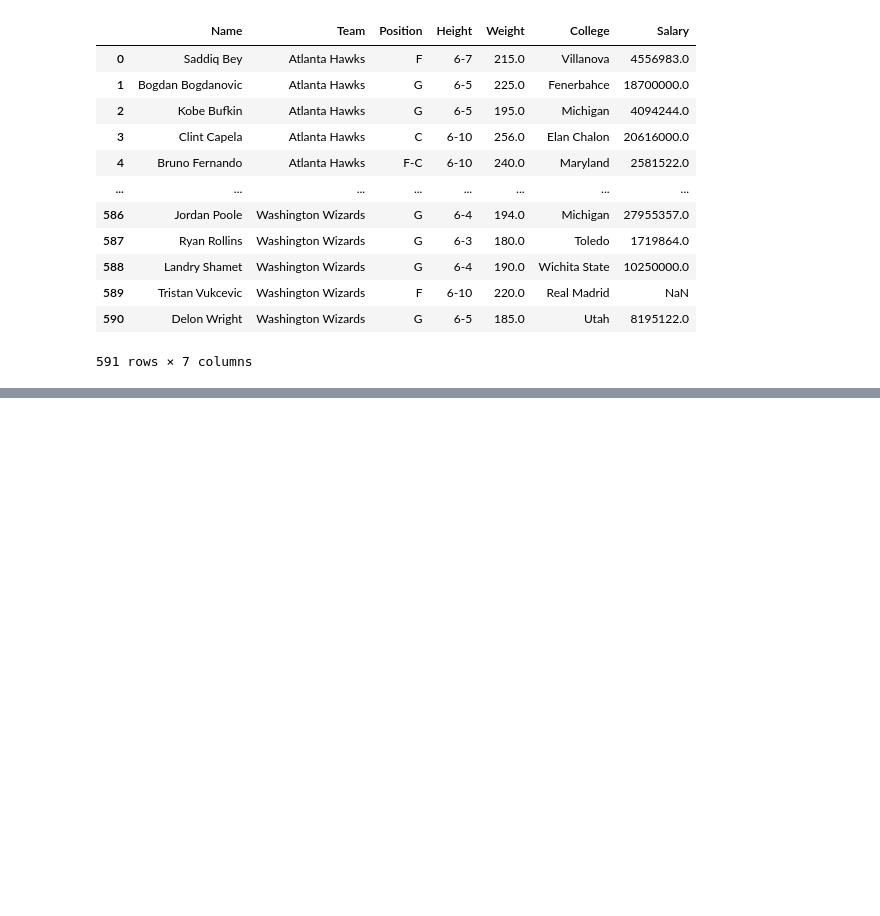
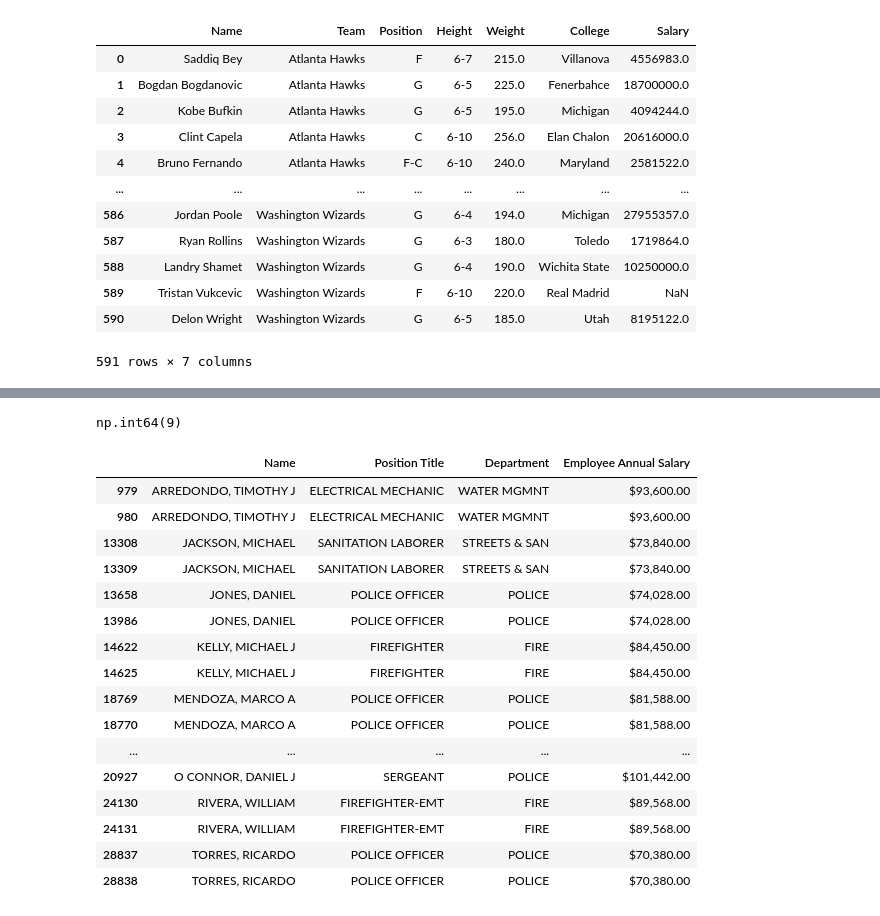
Before and after one commit to sthasarita/Pandas, a Jupyter notebook: Untitled2.ipynb, the cells around one changed output, grey strips where cells are left out. Cells and saved outputs as stored; diff of their text form; code cells hidden in the pictures; blank space fills up the shorter version.

```diff
--- a/Untitled2.ipynb
+++ b/Untitled2.ipynb
@@ -308,0 +311,2 @@ v
+# %%
+ch = pd.read_csv("chicago.csv")
@@ -308,0 +322,2 @@ v
+# %%
+ch = ch.dropna(how ="all")
@@ -308,0 +346,24 @@ v
+# %%
+ch.duplicated().sum()
+# %% [output]
+np.int64(9)
+# %%
+ch[ch.duplicated(keep = False)]
+# %% [output]
+|  | Name | Position Title | Department | Employee Annual Salary |
+| 979 | ARREDONDO, TIMOTHY J | ELECTRICAL MECHANIC | WATER MGMNT | $93,600.00 |
+| 980 | ARREDONDO, TIMOTHY J | ELECTRICAL MECHANIC | WATER MGMNT | $93,600.00 |
+| 13308 | JACKSON, MICHAEL | SANITATION LABORER | STREETS & SAN | $73,840.00 |
+| 13309 | JACKSON, MICHAEL | SANITATION LABORER | STREETS & SAN | $73,840.00 |
+| 13658 | JONES, DANIEL | POLICE OFFICER | POLICE | $74,028.00 |
+| 13986 | JONES, DANIEL | POLICE OFFICER | POLICE | $74,028.00 |
+| 14622 | KELLY, MICHAEL J | FIREFIGHTER | FIRE | $84,450.00 |
+| 14625 | KELLY, MICHAEL J | FIREFIGHTER | FIRE | $84,450.00 |
+| 18769 | MENDOZA, MARCO A | POLICE OFFICER | POLICE | $81,588.00 |
+| 18770 | MENDOZA, MARCO A | POLICE OFFICER | POLICE | $81,588.00 |
+| ... | ... | ... | ... | ... |
+| 20927 | O CONNOR, DANIEL J | SERGEANT | POLICE | $101,442.00 |
+| 24130 | RIVERA, WILLIAM | FIREFIGHTER-EMT | FIRE | $89,568.00 |
+| 24131 | RIVERA, WILLIAM | FIREFIGHTER-EMT | FIRE | $89,568.00 |
+| 28837 | TORRES, RICARDO | POLICE OFFICER | POLICE | $70,380.00 |
+| 28838 | TORRES, RICARDO | POLICE OFFICER | POLICE | $70,380.00 |
```
Also changed, not shown: parts of 54 cells of this notebook, 1 other file.
